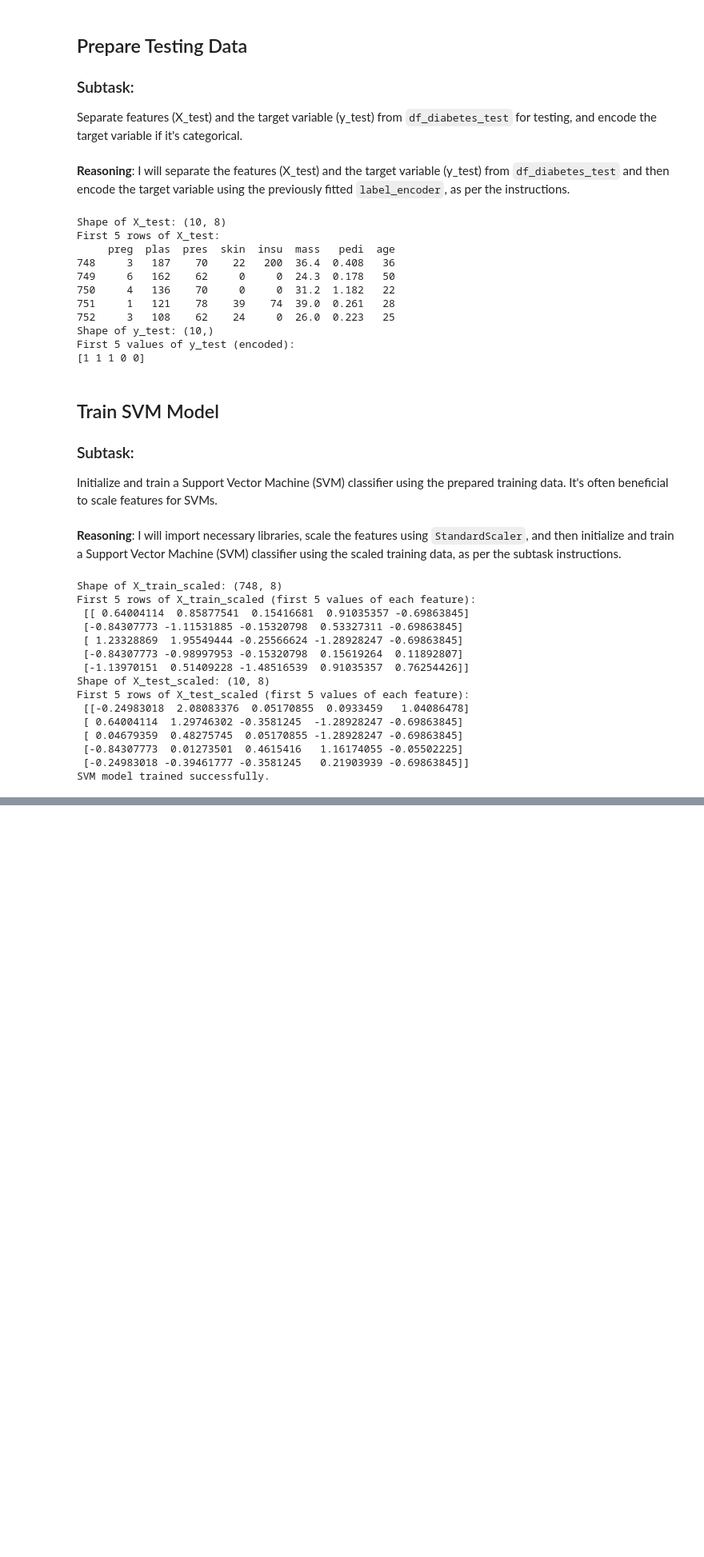
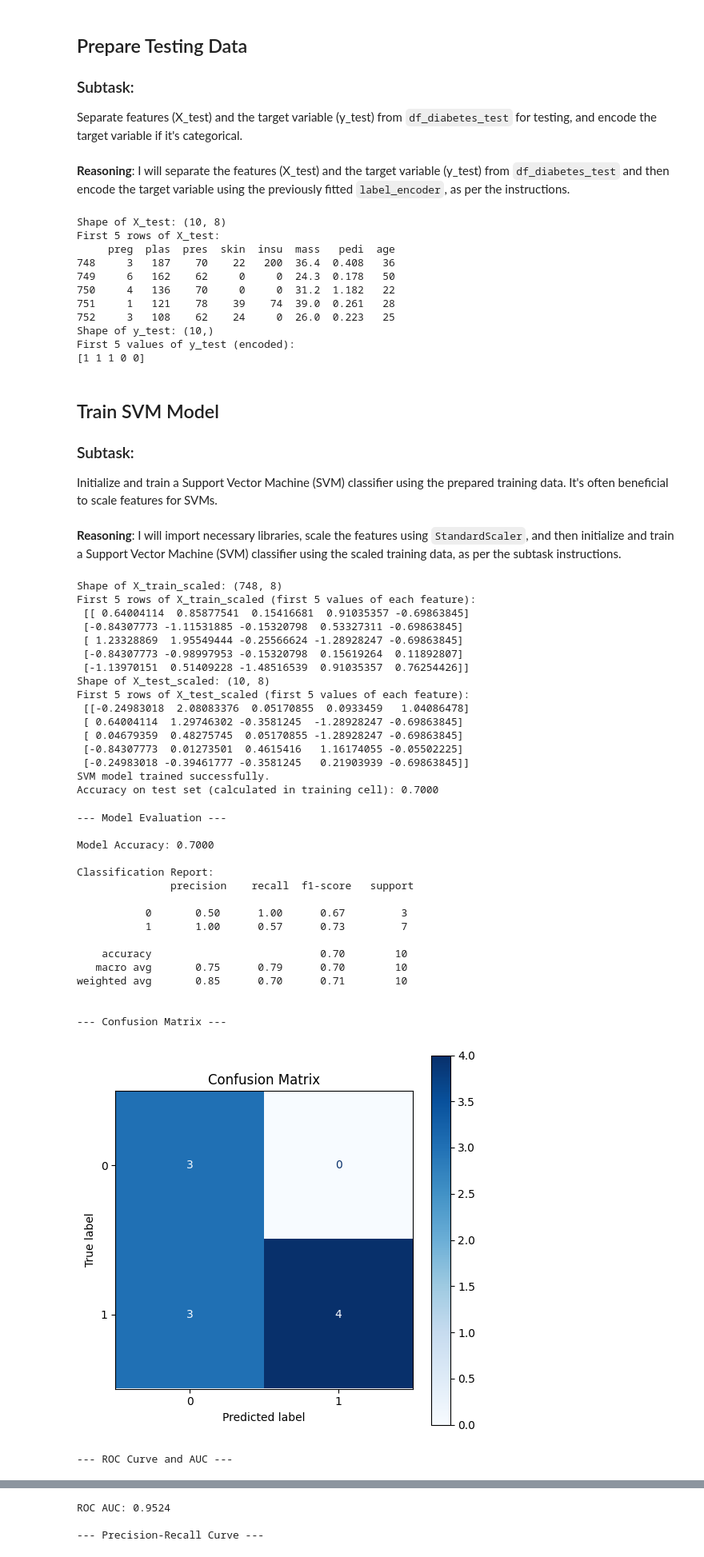
Before and after one commit to zrsteff/CSC587, a Jupyter notebook: HW4.ipynb, the cells around one changed output, grey strips where cells are left out. Shown at 80% size. Drawn from its saved outputs; the diff is of its cells as text; code cells hidden in the pictures; blank space fills up the shorter version.

```diff
--- a/HW4.ipynb
+++ b/HW4.ipynb
@@ -133,6 +133,7 @@ I will import necessary libraries, scale the features using `StandardScaler`, an
 # %%
 from sklearn.preprocessing import StandardScaler
 from sklearn.svm import SVC
+from sklearn.metrics import accuracy_score
 
 # 1. Initialize a StandardScaler object
 scaler = StandardScaler()
@@ -146,13 +147,18 @@ print("First 5 rows of X_train_scaled (first 5 values of each feature):\n", X_tr
 print("Shape of X_test_scaled:", X_test_scaled.shape)
 print("First 5 rows of X_test_scaled (first 5 values of each feature):\n", X_test_scaled[:5, :5])
 
-# 3. Instantiate an SVC model
-svm_model = SVC(random_state=42)
+# 3. Instantiate an SVC model with probability=True for ROC/PR curves
+svm_model = SVC(random_state=42, probability=True)
 
 # 4. Train the SVC model
 svm_model.fit(X_train_scaled, y_train)
 
 print("SVM model trained successfully.")
+
+# Add analysis for accuracy against the test set
+y_pred_test_in_training_cell = svm_model.predict(X_test_scaled)
+accuracy_test_in_training_cell = accuracy_score(y_test, y_pred_test_in_training_cell)
+print(f"Accuracy on test set (calculated in training cell): {accuracy_test_in_training_cell:.4f}")
 # %% [output]
 Shape of X_train_scaled: (748, 8)
 First 5 rows of X_train_scaled (first 5 values of each feature):
@@ -169,3 +175,68 @@ First 5 rows of X_test_scaled (first 5 values of each feature):
  [-0.84307773  0.01273501  0.4615416   1.16174055 -0.05502225]
  [-0.24983018 -0.39461777 -0.3581245   0.21903939 -0.69863845]]
 SVM model trained successfully.
+Accuracy on test set (calculated in training cell): 0.7000
+# %%
+from sklearn.metrics import accuracy_score, classification_report, ConfusionMatrixDisplay, roc_curve, auc, RocCurveDisplay, precision_recall_curve, PrecisionRecallDisplay, log_loss
+import matplotlib.pyplot as plt
+
+# Make predictions on the scaled test data
+y_pred = svm_model.predict(X_test_scaled)
+y_proba = svm_model.predict_proba(X_test_scaled)[:, 1] # Probability of the positive class
+
+print("--- Model Evaluation ---")
+
+# 1. Accuracy and Classification Report
+accuracy = accuracy_score(y_test, y_pred)
+report = classification_report(y_test, y_pred)
+print(f"\nModel Accuracy: {accuracy:.4f}")
+print("\nClassification Report:\n", report)
+
+# 2. Confusion Matrix
+print("\n--- Confusion Matrix ---")
+fig_cm, ax_cm = plt.subplots(figsize=(6, 6))
+ConfusionMatrixDisplay.from_estimator(svm_model, X_test_scaled, y_test, cmap=plt.cm.Blues, ax=ax_cm)
+ax_cm.set_title('Confusion Matrix')
+plt.show()
+
+# 3. ROC Curve and AUC
+print("\n--- ROC Curve and AUC ---")
+fpr, tpr, _ = roc_curve(y_test, y_proba)
+roc_auc = auc(fpr, tpr)
+fig_roc, ax_roc = plt.subplots(figsize=(8, 6))
+RocCurveDisplay(fpr=fpr, tpr=tpr, roc_auc=roc_auc, estimator_name='SVM').plot(ax=ax_roc)
+ax_roc.set_title('ROC Curve')
+plt.show()
+print(f"ROC AUC: {roc_auc:.4f}")
+
+# 4. Precision-Recall Curve
+print("\n--- Precision-Recall Curve ---")
+precision, recall, _ = precision_recall_curve(y_test, y_proba)
+fig_pr, ax_pr = plt.subplots(figsize=(8, 6))
+PrecisionRecallDisplay(precision=precision, recall=recall, estimator_name='SVM').plot(ax=ax_pr)
+ax_pr.set_title('Precision-Recall Curve')
+plt.show()
+
+# 5. Log Loss
+print("\n--- Log Loss ---")
+loss = log_loss(y_test, y_proba)
+print(f"Log Loss: {loss:.4f}")
+# %% [output]
+--- Model Evaluation ---
+
+Model Accuracy: 0.7000
+
+Classification Report:
+               precision    recall  f1-score   support
+
+           0       0.50      1.00      0.67         3
+           1       1.00      0.57      0.73         7
+
+    accuracy                           0.70        10
+   macro avg       0.75      0.79      0.70        10
+weighted avg       0.85      0.70      0.71        10
+
+
+--- Confusion Matrix ---
+[figure, added]
+--- ROC Curve and AUC ---
@@ -171,0 +244,3 @@ SVM model trained successfully.
+ROC AUC: 0.9524
+
+--- Precision-Recall Curve ---
```
Also changed, not shown: parts of 1 cell of this notebook.
